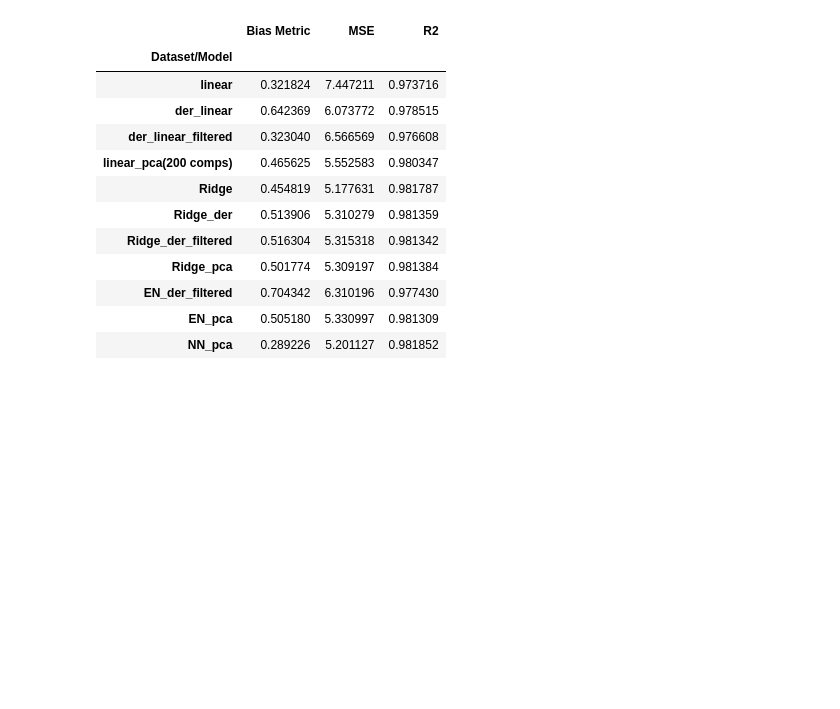
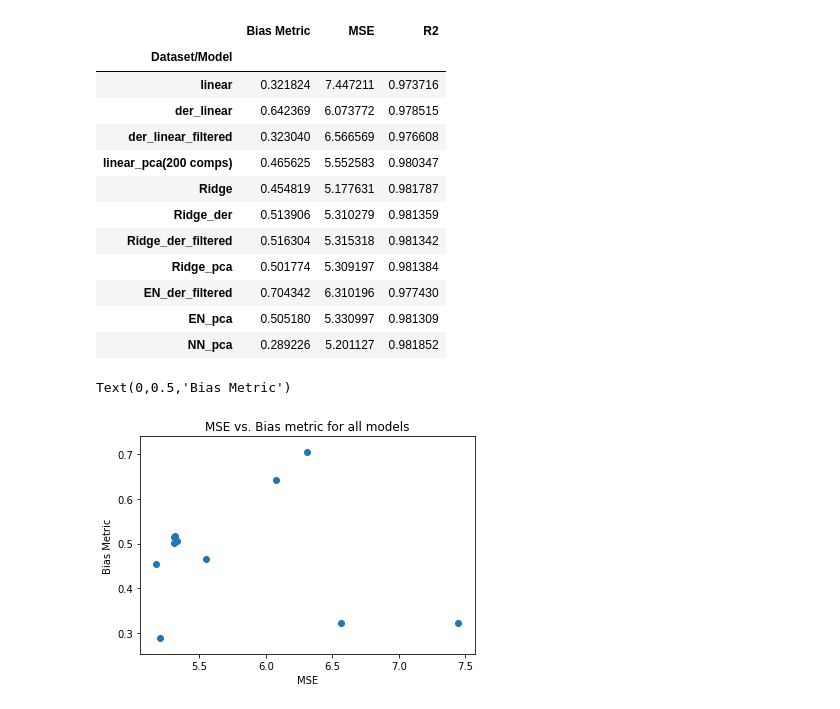
Before and after one commit to zweili/ml_project_2, a Jupyter notebook: Final Notebook.ipynb, the cells around one changed output. Cells and saved outputs as stored; diff of their text form; code cells hidden in the pictures; blank space fills up the shorter version.

Commit message:
Added quick graph
Added a sample graph for comparison. It would be nice to have color codes with respect to regression method/Data set.

```diff
--- a/Final Notebook.ipynb
+++ b/Final Notebook.ipynb
@@ -712,3 +712,11 @@ pd_model_info
 | NN_pca | 0.289226 | 5.201127 | 0.981852 |
 # %%
 pd_model_info.to_csv('Comparison_models_OC')
+# %%
+plt.scatter(pd_model_info['MSE'],pd_model_info['Bias Metric'])
+plt.title('MSE vs. Bias metric for all models')
+plt.xlabel('MSE')
+plt.ylabel('Bias Metric')
+# %% [output]
+Text(0,0.5,'Bias Metric')
+[figure, added]
```
Also changed, not shown: parts of 1 cell of this notebook.
